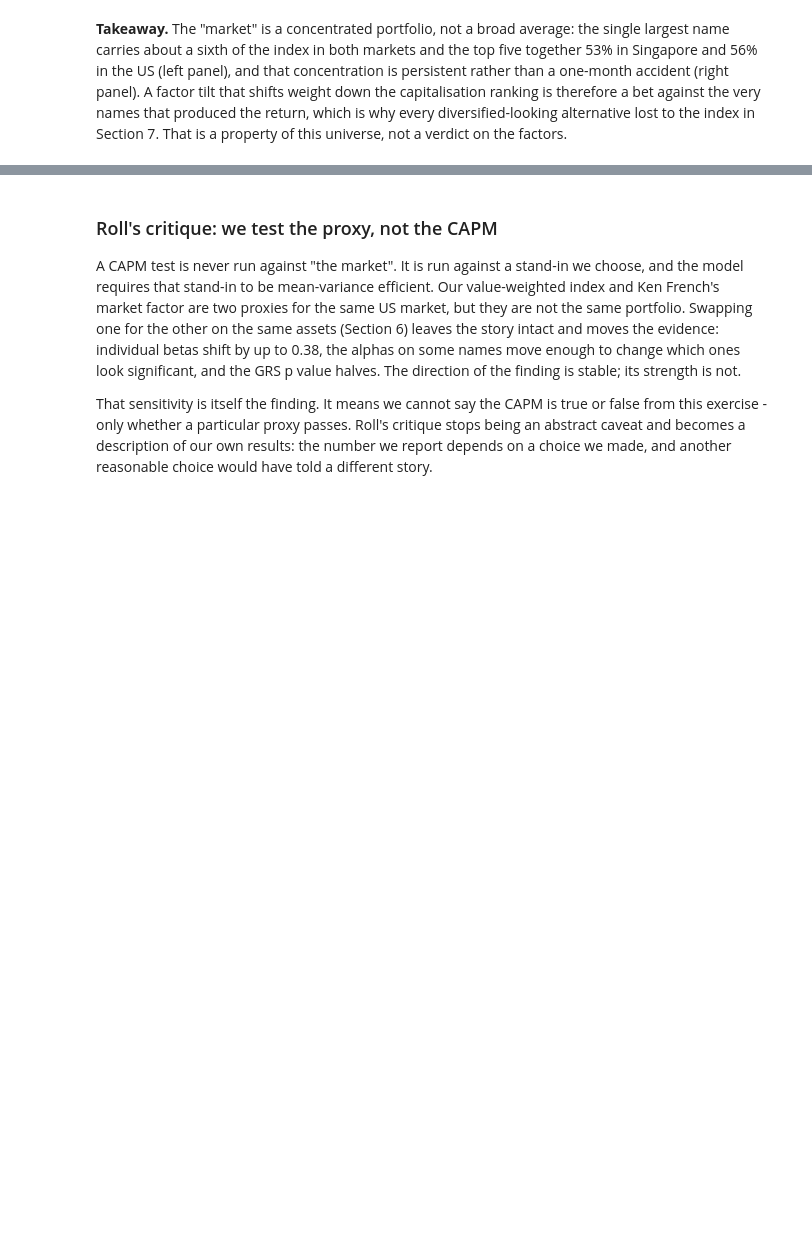
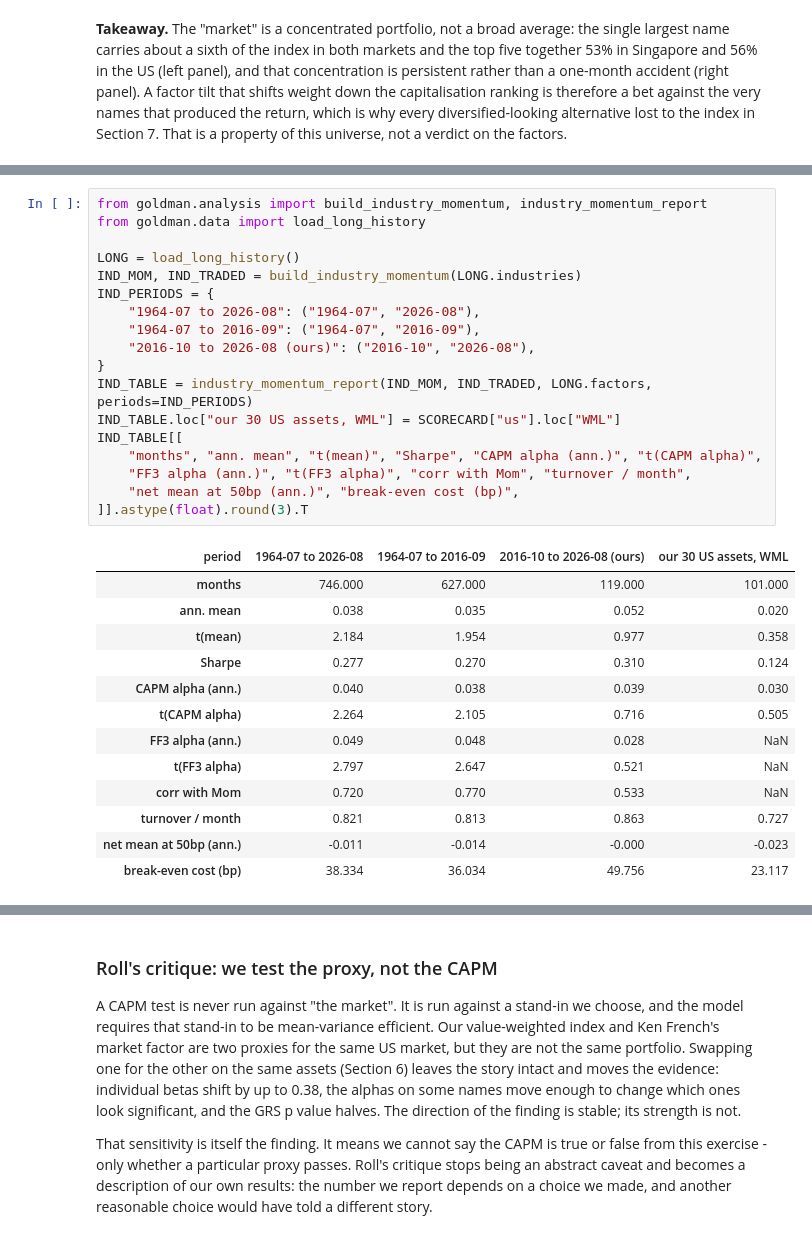
Before and after one commit to Prolead1/goldman, a Jupyter notebook: notebooks/report.ipynb, the cells around one changed output, grey strips where cells are left out. Drawn from its saved outputs; the diff is of its cells as text; blank space fills up the shorter version.

```diff
--- a/notebooks/report.ipynb
+++ b/notebooks/report.ipynb
@@ -1068,0 +1091,32 @@ on the factors.
+# %%
+from goldman.analysis import build_industry_momentum, industry_momentum_report
+from goldman.data import load_long_history
+
+LONG = load_long_history()
+IND_MOM, IND_TRADED = build_industry_momentum(LONG.industries)
+IND_PERIODS = {
+    "1964-07 to 2026-08": ("1964-07", "2026-08"),
+    "1964-07 to 2016-09": ("1964-07", "2016-09"),
+    "2016-10 to 2026-08 (ours)": ("2016-10", "2026-08"),
+}
+IND_TABLE = industry_momentum_report(IND_MOM, IND_TRADED, LONG.factors, periods=IND_PERIODS)
+IND_TABLE.loc["our 30 US assets, WML"] = SCORECARD["us"].loc["WML"]
+IND_TABLE[[
+    "months", "ann. mean", "t(mean)", "Sharpe", "CAPM alpha (ann.)", "t(CAPM alpha)",
+    "FF3 alpha (ann.)", "t(FF3 alpha)", "corr with Mom", "turnover / month",
+    "net mean at 50bp (ann.)", "break-even cost (bp)",
+]].astype(float).round(3).T
+# %% [output]
+| period | 1964-07 to 2026-08 | 1964-07 to 2016-09 | 2016-10 to 2026-08 (ours) | our 30 US assets, WML |
+| months | 746.000 | 627.000 | 119.000 | 101.000 |
+| ann. mean | 0.038 | 0.035 | 0.052 | 0.020 |
+| t(mean) | 2.184 | 1.954 | 0.977 | 0.358 |
+| Sharpe | 0.277 | 0.270 | 0.310 | 0.124 |
+| CAPM alpha (ann.) | 0.040 | 0.038 | 0.039 | 0.030 |
+| t(CAPM alpha) | 2.264 | 2.105 | 0.716 | 0.505 |
+| FF3 alpha (ann.) | 0.049 | 0.048 | 0.028 | NaN |
+| t(FF3 alpha) | 2.797 | 2.647 | 0.521 | NaN |
+| corr with Mom | 0.720 | 0.770 | 0.533 | NaN |
+| turnover / month | 0.821 | 0.813 | 0.863 | 0.727 |
+| net mean at 50bp (ann.) | -0.011 | -0.014 | -0.000 | -0.023 |
+| break-even cost (bp) | 38.334 | 36.034 | 49.756 | 23.117 |
```
Also changed, not shown: parts of 5 cells of this notebook, 12 other files.
